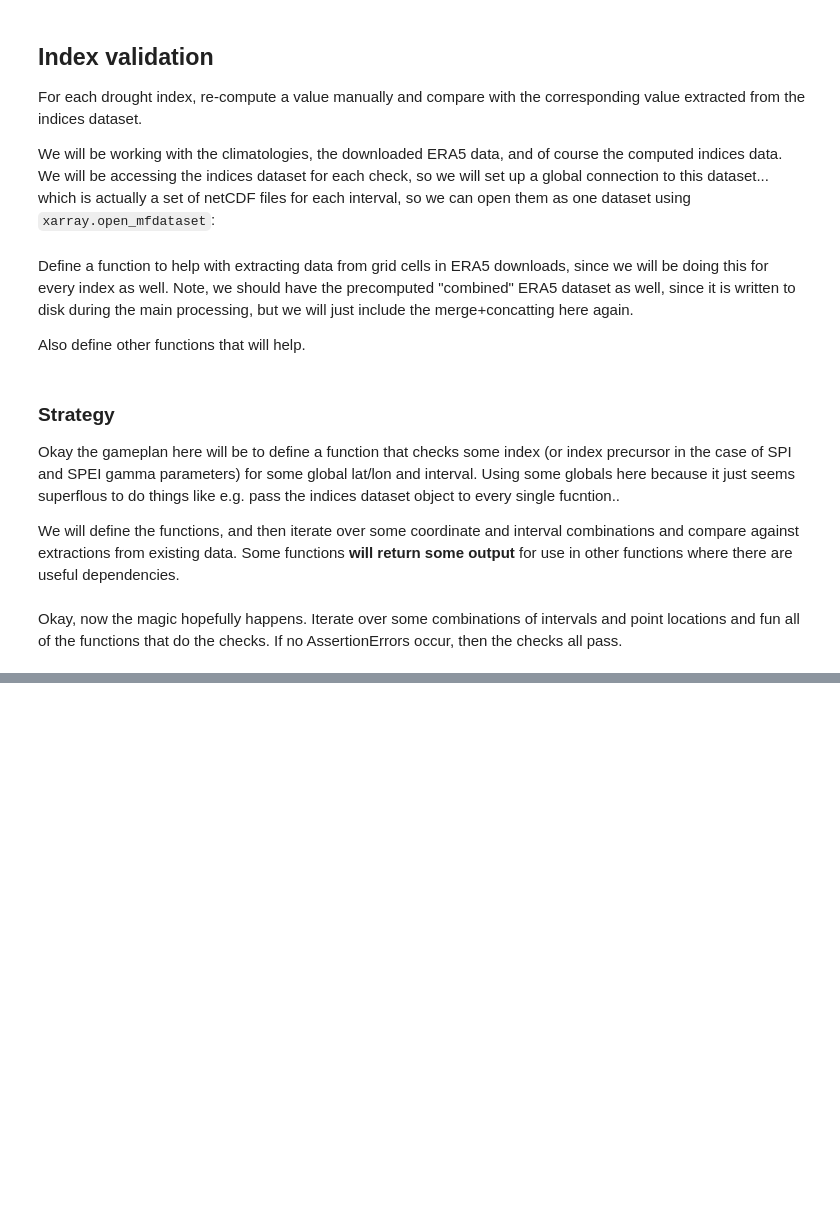
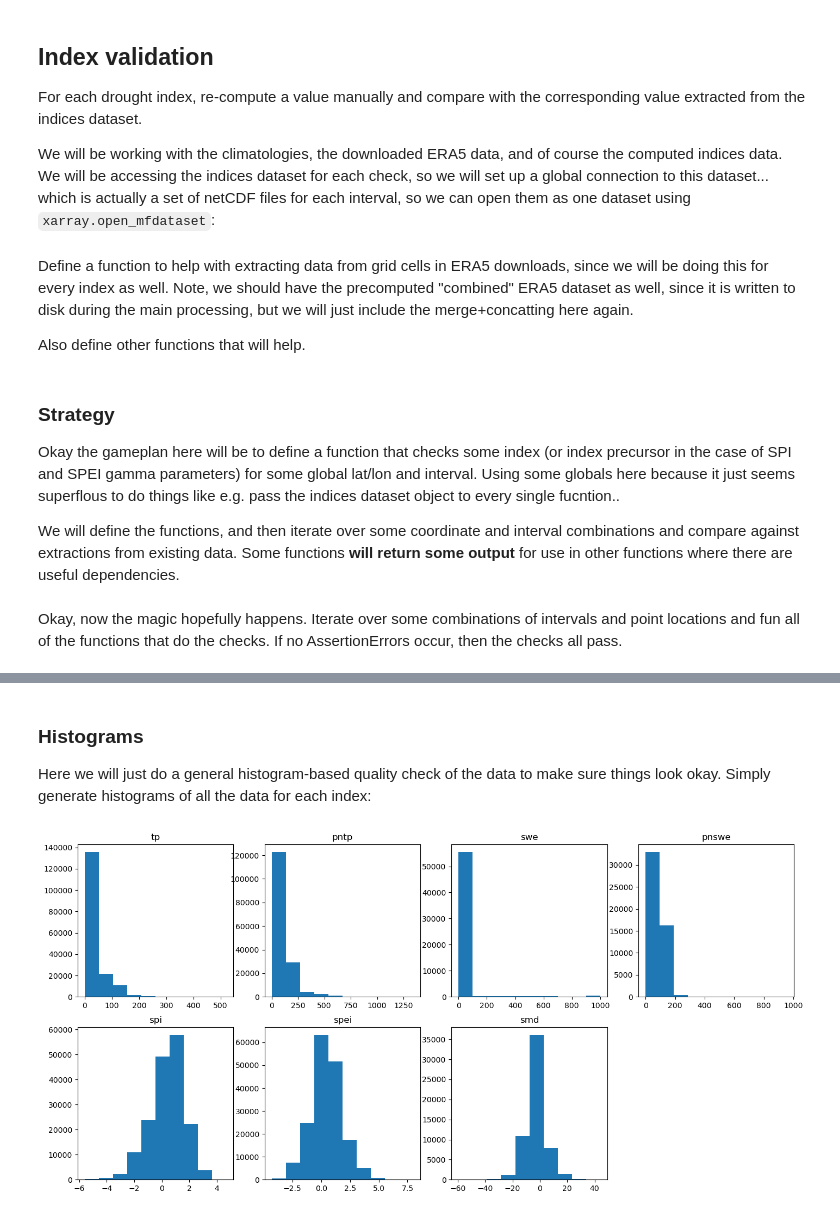
Before and after one commit to ua-snap/nws-drought, a Jupyter notebook: notebooks/snap/qc.ipynb, the cells around one changed output, grey strips where cells are left out. Drawn from its saved outputs; the diff is of its cells as text; code cells hidden in the pictures; blank space fills up the shorter version.

Commit message:
add histograms to QC notebook

```diff
--- a/notebooks/snap/qc.ipynb
+++ b/notebooks/snap/qc.ipynb
@@ -367,0 +370,14 @@ Wall time: 1.29 s
+# %% [markdown]
+### Histograms
+
+Here we will just do a general histogram-based quality check of the data to make sure things look okay. Simply generate histograms of all the data for each index:
+# %%
+fig, axs = plt.subplots(2, 4, figsize=(17,8))
+for varname, ax in zip(list(indices_ds.data_vars) + [None], axs.flatten()):
+    try:
+        ax.hist(indices_ds[varname].values.flatten())
+        ax.set_title(varname)
+    except KeyError:
+        ax.axis("off")
+# %% [output]
+[figure, added]
```
Also changed, not shown: parts of 16 cells of this notebook.
